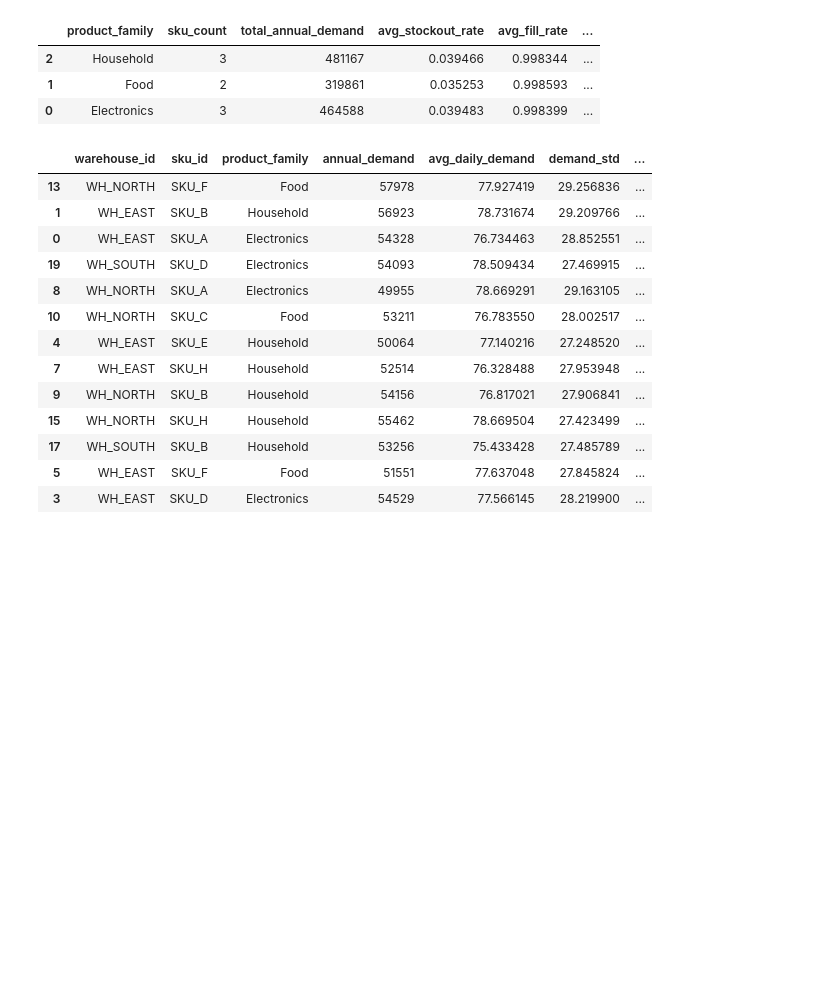
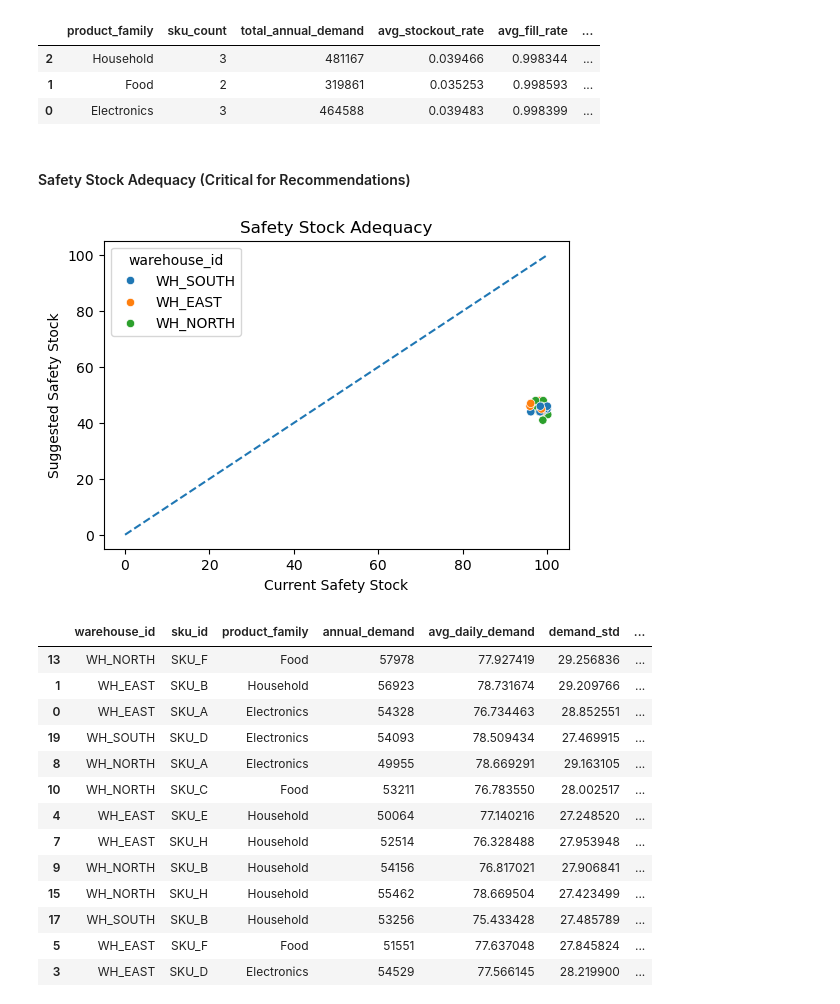
Before and after one commit to josiashdezp/supply_chain_analytics, a Jupyter notebook: code/supply_chain_group_project.ipynb, the cells around one changed output. Cells and saved outputs as stored; diff of their text form; code cells hidden in the pictures; blank space fills up the shorter version.

```diff
--- a/code/supply_chain_group_project.ipynb
+++ b/code/supply_chain_group_project.ipynb
@@ -525,6 +510,27 @@ product_family_summary
 | 2 | Household | 3 | 481167 | 0.039466 | 0.998344 | ... |
 | 1 | Food | 2 | 319861 | 0.035253 | 0.998593 | ... |
 | 0 | Electronics | 3 | 464588 | 0.039483 | 0.998399 | ... |
+# %% [markdown]
+#### Safety Stock Adequacy (Critical for Recommendations)
+# %%
+plt.figure(figsize=(6,4))
+sns.scatterplot(
+    data=df_inventory,
+    x="avg_safety_stock",
+    y="suggested_safety_stock",
+    hue="warehouse_id"
+)
+
+# Reference line (perfect alignment)
+max_val = df_inventory[["avg_safety_stock", "suggested_safety_stock"]].max().max()
+plt.plot([0, max_val], [0, max_val], linestyle="--")
+
+plt.title("Safety Stock Adequacy")
+plt.xlabel("Current Safety Stock")
+plt.ylabel("Suggested Safety Stock")
+plt.show()
+# %% [output]
+[figure, added]
 # %%
 # -----------------------------
 # 5. Highest-risk warehouse-SKU combinations
```
Also changed, not shown: parts of 53 cells of this notebook, 3 other files.
